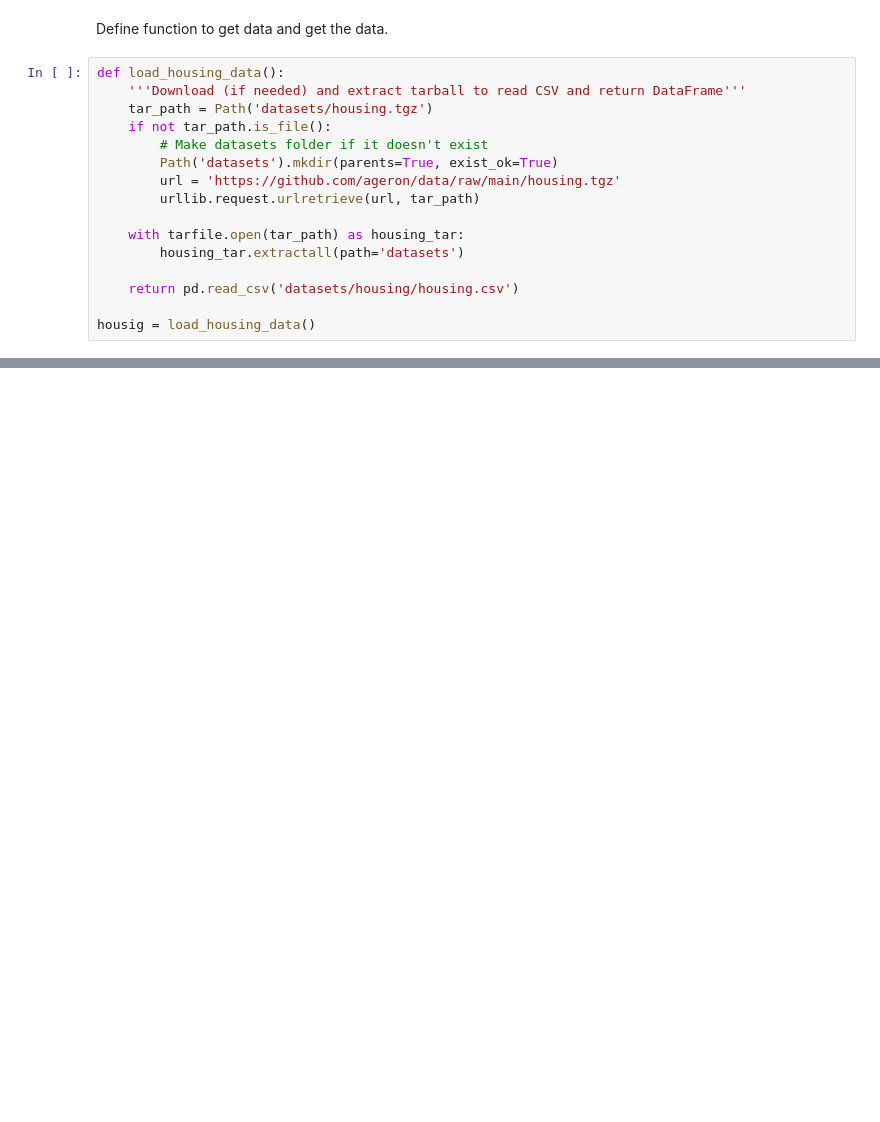
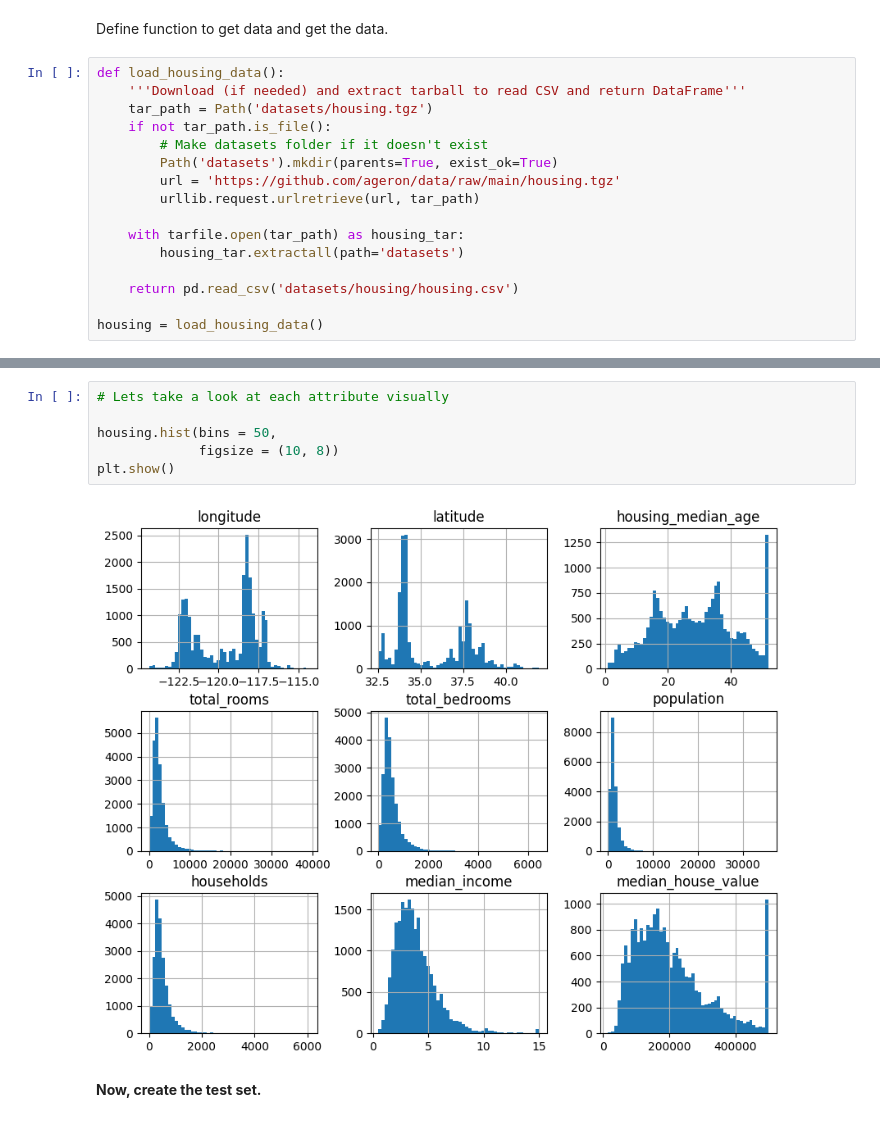
Before and after one commit to emjbishop/ml-toy, a Jupyter notebook: ch2_end_to_end_proj.ipynb, the cells around one changed output, grey strips where cells are left out. Saved outputs shown, nothing was run; the diff lists cells and outputs as text; blank space fills up the shorter version.

```diff
--- a/ch2_end_to_end_proj.ipynb
+++ b/ch2_end_to_end_proj.ipynb
@@ -76,4 +84,4 @@ def load_housing_data():
 
     return pd.read_csv('datasets/housing/housing.csv')
 
-housig = load_housing_data()
+housing = load_housing_data()
@@ -79,0 +131,10 @@ housig = load_housing_data()
+# %%
+# Lets take a look at each attribute visually
+
+housing.hist(bins = 50,
+             figsize = (10, 8))
+plt.show()
+# %% [output]
+[figure, added]
+# %% [markdown]
+**Now, create the test set.**
```
Also changed, not shown: parts of 7 cells of this notebook.
